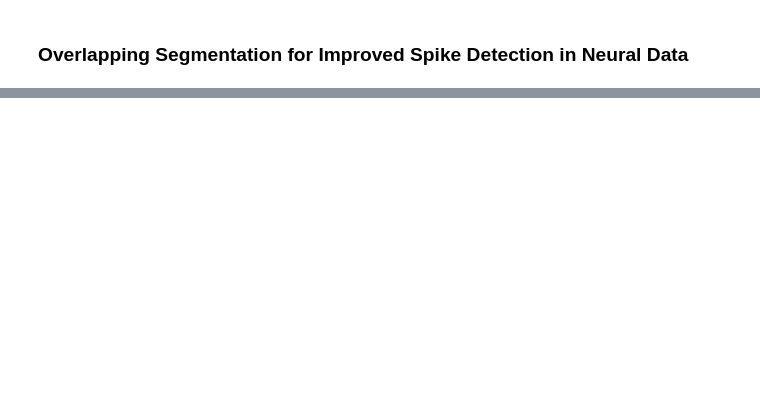
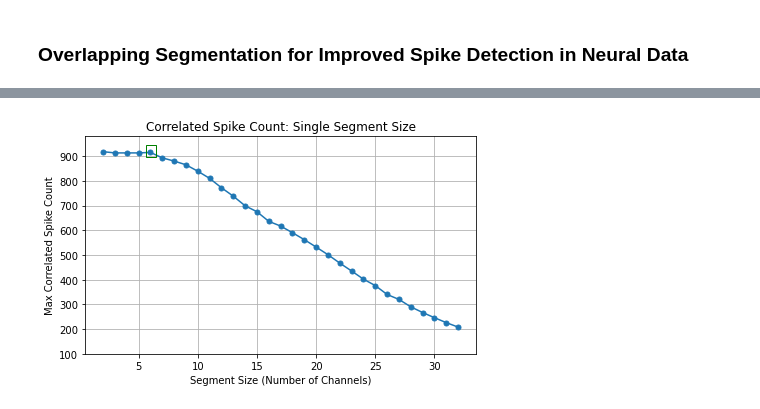
Before and after one commit to Zeinab-Mohammadi/GEMsort, a Jupyter notebook: Adaptive_algorithm_enhancements/Overlapping_Segmentation_for_Improved_Spike_Detection_review.ipynb, the cells around one changed output, grey strips where cells are left out. Saved outputs shown, nothing was run; the diff lists cells and outputs as text; code cells hidden in the pictures; blank space fills up the shorter version.

```diff
--- a/Adaptive_algorithm_enhancements/Overlapping_Segmentation_for_Improved_Spike_Detection_review.ipynb
+++ b/Adaptive_algorithm_enhancements/Overlapping_Segmentation_for_Improved_Spike_Detection_review.ipynb
@@ -162,31 +178,33 @@ for t in range(num_time_points):
 def count_strict_correlated_spikes(data, max_segment_size, threshold=0.5):
     num_channels, num_time_points = data.shape
     max_correlated_counts = []
     for segment_size in range(2, max_segment_size + 1):
         max_count = 0
         for start_channel in range(num_channels - segment_size + 1):
             segment = data[start_channel:start_channel + segment_size, :]
             correlated_spikes = (np.sum(segment, axis=0) >= threshold * segment_size).sum()
             max_count = max(max_count, correlated_spikes)
         max_correlated_counts.append(max_count)
     return max_correlated_counts
 
 strict_correlated_spike_counts = count_strict_correlated_spikes(spike_matrix, num_channels)
-plt.figure(figsize=(7, 3))
+plt.figure(figsize=(7, 4))
 T= int(num_channels/2) + 1
 plt.plot(range(2, T), strict_correlated_spike_counts[0:T-2], marker='o', markersize=5)
 plt.xlabel('Segment Size (Number of Channels)')
 plt.ylabel('Max Correlated Spike Count')
 
 ax = plt.gca()
 highlight_x = 6
 highlight_y = strict_correlated_spike_counts[highlight_x-2]
 
 ax.text(highlight_x, highlight_y, ' ', color='red', size=4,
         bbox=dict(facecolor='none', edgecolor='green'))
 
 plt.title('Correlated Spike Count: Single Segment Size')
 plt.grid(True)
 plt.ylim(100, 980)
 # plt.savefig(path +'Correlated Spike Count: Single Segment Size.pdf')
 plt.show()
+# %% [output]
+[figure, added]
```
Also changed, not shown: parts of 10 cells of this notebook, 2 other files.
